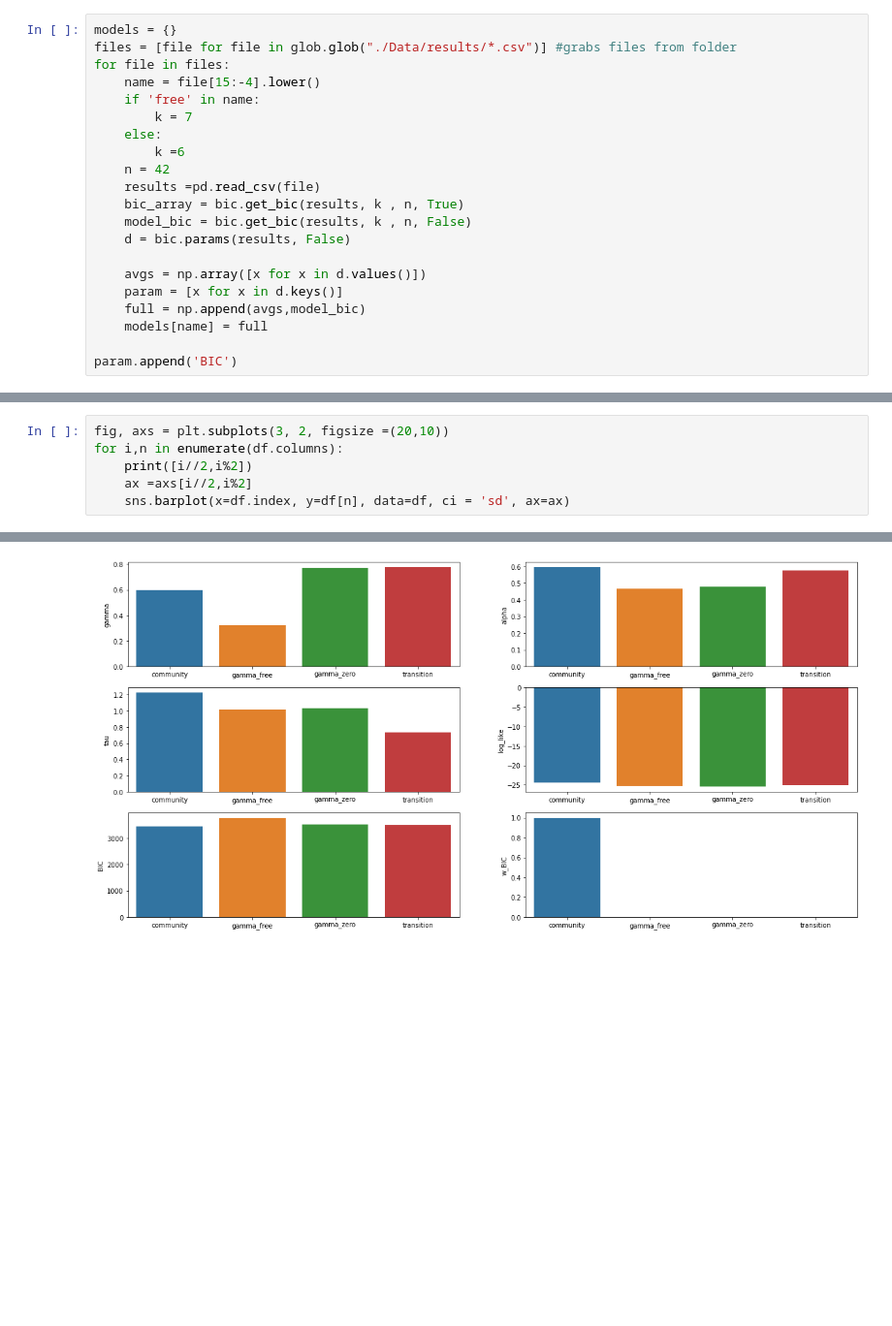
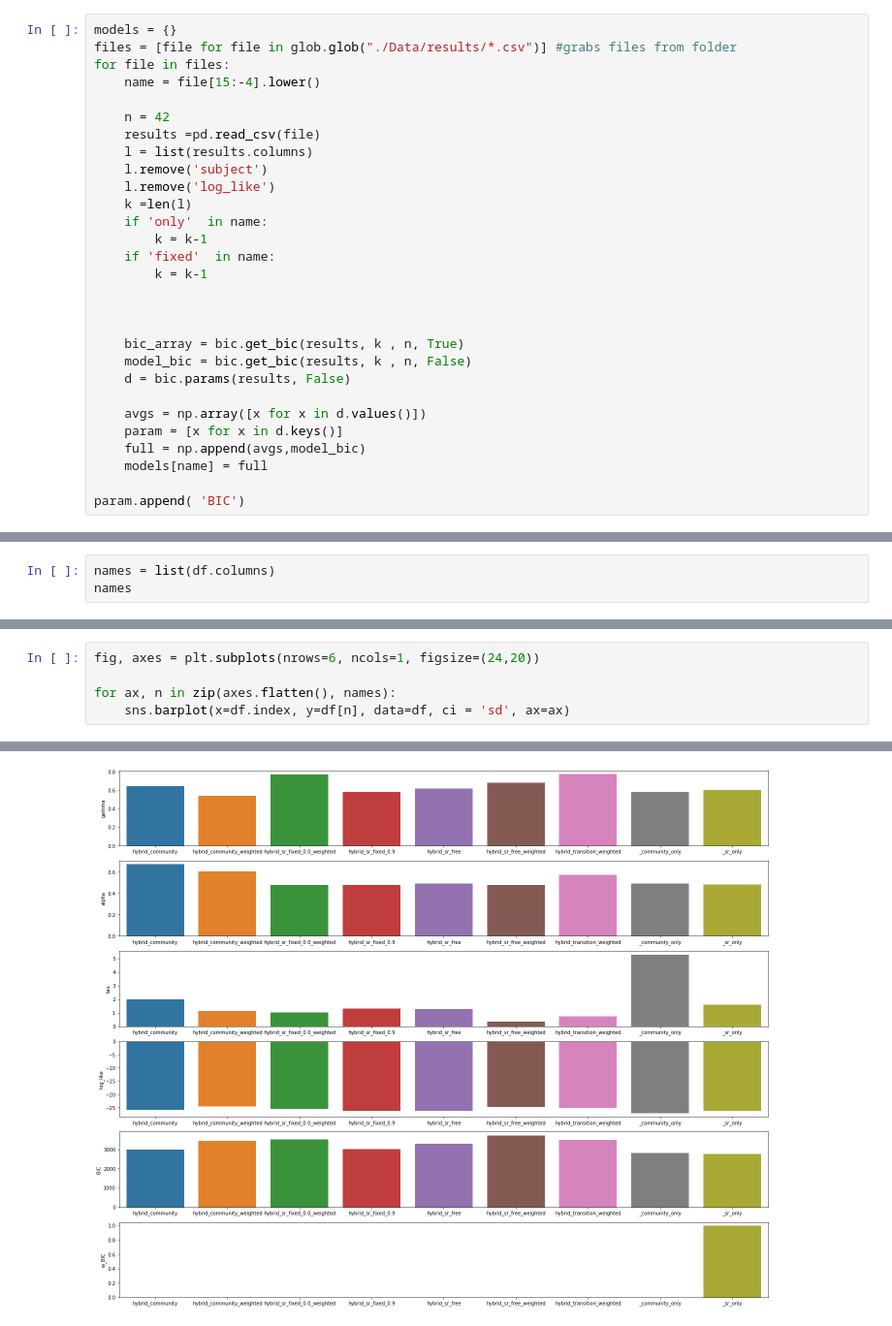
Before and after one commit to prestonlab/tesser_successor, a Jupyter notebook: bic_weights.ipynb, the cells around one changed output, grey strips where cells are left out. Shown at 97% size. Saved outputs shown, nothing was run; the diff lists cells and outputs as text; blank space fills up the shorter version.

Commit message:
BIC results missing some elements

```diff
--- a/bic_weights.ipynb
+++ b/bic_weights.ipynb
@@ -12,12 +13,20 @@ models = {}
 files = [file for file in glob.glob("./Data/results/*.csv")] #grabs files from folder
 for file in files:
     name = file[15:-4].lower()
-    if 'free' in name:
-        k = 7
-    else:
-        k =6
+
     n = 42
     results =pd.read_csv(file)
+    l = list(results.columns)
+    l.remove('subject')
+    l.remove('log_like')
+    k =len(l)
+    if 'only'  in name:
+        k = k-1
+    if 'fixed'  in name:
+        k = k-1
+
+
+
     bic_array = bic.get_bic(results, k , n, True)
     model_bic = bic.get_bic(results, k , n, False)
     d = bic.params(results, False)
@@ -27,4 +36,4 @@ for file in files:
     full = np.append(avgs,model_bic)
     models[name] = full
 
-param.append('BIC')
+param.append( 'BIC')
@@ -56,0 +69,3 @@ Index(['gamma', 'alpha', 'tau', 'log_like', 'BIC', 'w_BIC'], dtype='object')
+# %%
+names = list(df.columns)
+names
@@ -57,7 +74,6 @@ Index(['gamma', 'alpha', 'tau', 'log_like', 'BIC', 'w_BIC'], dtype='object')
 # %%
-fig, axs = plt.subplots(3, 2, figsize =(20,10))
-for i,n in enumerate(df.columns):
-    print([i//2,i%2])
-    ax =axs[i//2,i%2]
+fig, axes = plt.subplots(nrows=6, ncols=1, figsize=(24,20))
+
+for ax, n in zip(axes.flatten(), names):
     sns.barplot(x=df.index, y=df[n], data=df, ci = 'sd', ax=ax)
 # %% [output]
@@ -70 +80 @@ for i,n in enumerate(df.columns):
-[figure, old version]
+[figure, new version]
```
Also changed, not shown: parts of 11 cells of this notebook.
